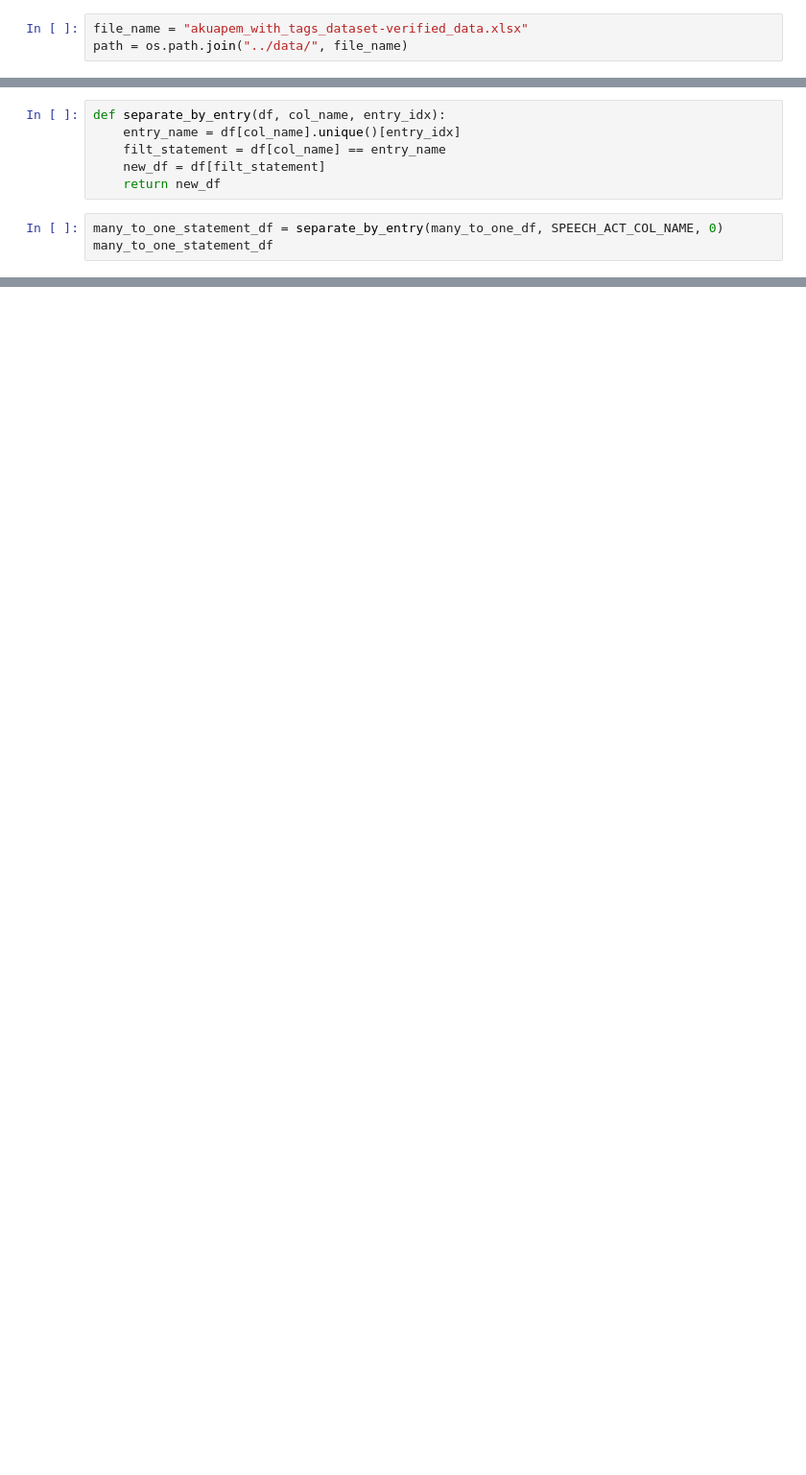
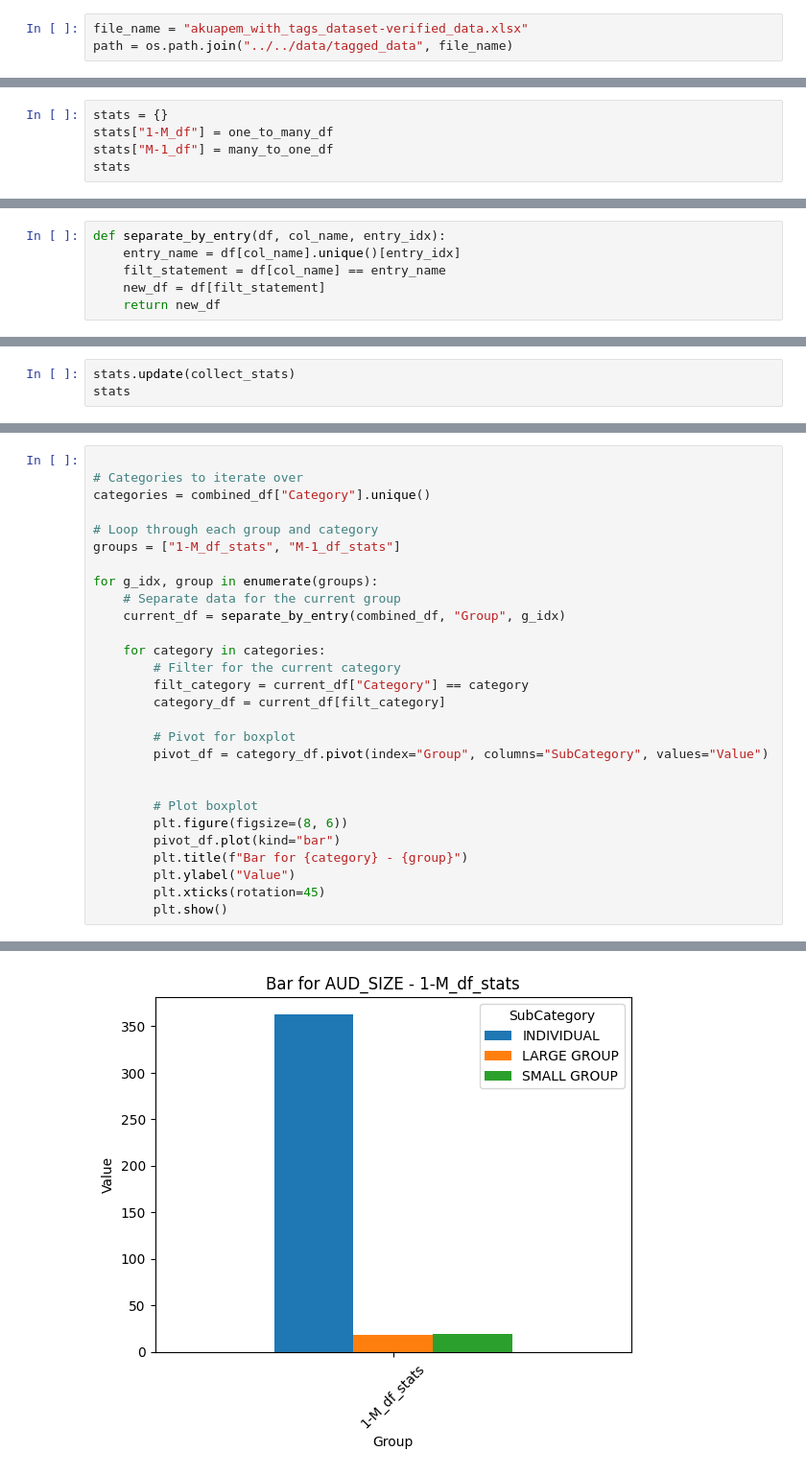
Before and after one commit to Brinkley97/comp-express-mt, a Jupyter notebook: experiments/notebooks/separate_by_class.ipynb, the cells around one changed output, grey strips where cells are left out. Shown at 96% size. Cells and saved outputs as stored; diff of their text form; blank space fills up the shorter version.

Commit message:
feat: created bar plots

```diff
--- a/experiments/notebooks/separate_by_class.ipynb
+++ b/experiments/notebooks/separate_by_class.ipynb
@@ -21,4 +19,4 @@ collect_stats = {}
 # %%
 file_name = "akuapem_with_tags_dataset-verified_data.xlsx"
-path = os.path.join("../data/", file_name)
+path = os.path.join("../../data/tagged_data", file_name)
 # %%
@@ -46,0 +95,5 @@ many_to_one_df
+# %%
+stats = {}
+stats["1-M_df"] = one_to_many_df
+stats["M-1_df"] = many_to_one_df
+stats
@@ -58,6 +126,3 @@ def separate_by_entry(df, col_name, entry_idx):
     filt_statement = df[col_name] == entry_name
     new_df = df[filt_statement]
     return new_df
-# %%
-many_to_one_statement_df = separate_by_entry(many_to_one_df, SPEECH_ACT_COL_NAME, 0)
-many_to_one_statement_df
@@ -133,0 +193,3 @@ one_to_many_collect_stats
+# %%
+stats.update(collect_stats)
+stats
@@ -133,0 +253,29 @@ one_to_many_collect_stats
+# %%
+
+# Categories to iterate over
+categories = combined_df["Category"].unique()
+
+# Loop through each group and category
+groups = ["1-M_df_stats", "M-1_df_stats"]
+
+for g_idx, group in enumerate(groups):
+    # Separate data for the current group
+    current_df = separate_by_entry(combined_df, "Group", g_idx)
+
+    for category in categories:
+        # Filter for the current category
+        filt_category = current_df["Category"] == category
+        category_df = current_df[filt_category]
+
+        # Pivot for boxplot
+        pivot_df = category_df.pivot(index="Group", columns="SubCategory", values="Value")
+
+
+        # Plot boxplot
+        plt.figure(figsize=(8, 6))
+        pivot_df.plot(kind="bar")
+        plt.title(f"Bar for {category} - {group}")
+        plt.ylabel("Value")
+        plt.xticks(rotation=45)
+        plt.show()
+# %% [output]
@@ -133,0 +283 @@ one_to_many_collect_stats
+[figure, added]
```
Also changed, not shown: parts of 18 cells of this notebook.
